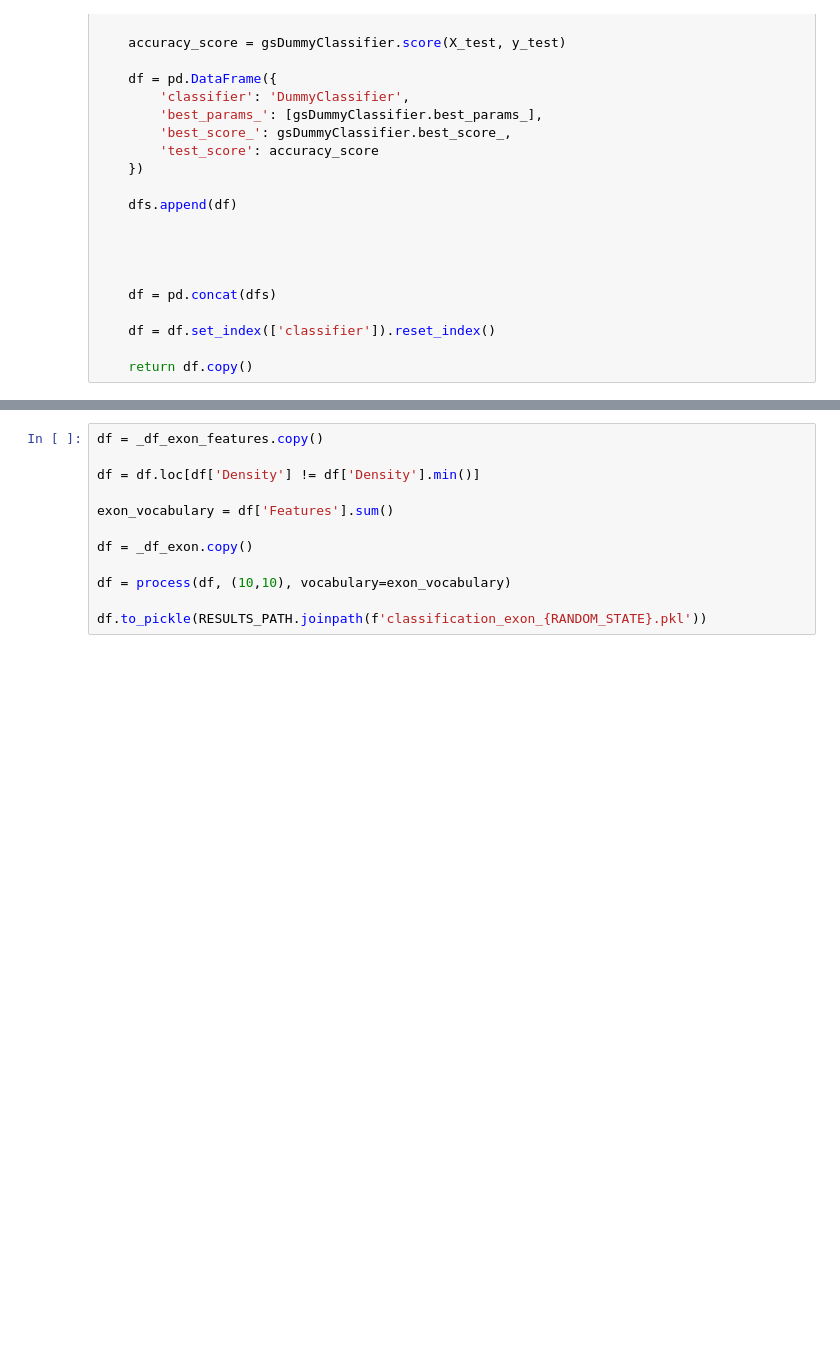
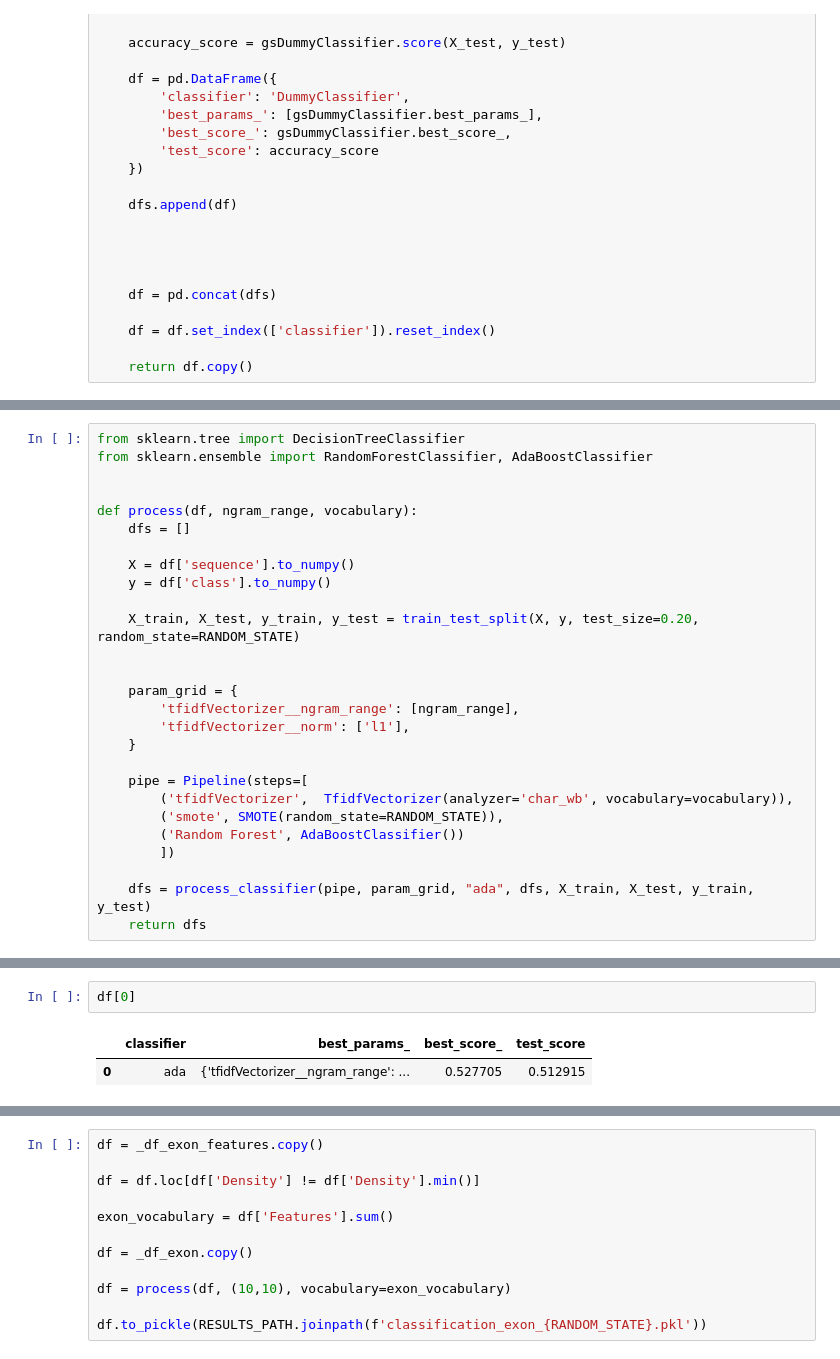
Before and after one commit to gene-to-phenotype-predictions/Baseline_TF-IDF_Analysis, a Jupyter notebook: classification.ipynb, the cells around one changed output, grey strips where cells are left out. Saved outputs shown, nothing was run; the diff lists cells and outputs as text; blank space fills up the shorter version.

```diff
--- a/classification.ipynb
+++ b/classification.ipynb
@@ -373,3 +438,30 @@ def process(df, ngram_range, vocabulary):
+# %%
+from sklearn.tree import DecisionTreeClassifier
+from sklearn.ensemble import RandomForestClassifier, AdaBoostClassifier
+
+
+def process(df, ngram_range, vocabulary):
+    dfs = []
+
+    X = df['sequence'].to_numpy()
+    y = df['class'].to_numpy()
+
+    X_train, X_test, y_train, y_test = train_test_split(X, y, test_size=0.20, random_state=RANDOM_STATE)
+
+
+    param_grid = {
+        'tfidfVectorizer__ngram_range': [ngram_range],
+        'tfidfVectorizer__norm': ['l1'],
+    }
+
+    pipe = Pipeline(steps=[
+        ('tfidfVectorizer',  TfidfVectorizer(analyzer='char_wb', vocabulary=vocabulary)),
+        ('smote', SMOTE(random_state=RANDOM_STATE)),
+        ('Random Forest', AdaBoostClassifier())
+        ])
+
+    dfs = process_classifier(pipe, param_grid, "ada", dfs, X_train, X_test, y_train, y_test)
+    return dfs
 # %%
 df = _df_protein_features.copy()
 
@@ -384,0 +481,5 @@ df.to_pickle(RESULTS_PATH.joinpath(f'classification_protein_{RANDOM_STATE}.pkl')
+# %%
+df[0]
+# %% [output]
+|  | classifier | best_params_ | best_score_ | test_score |
+| 0 | ada | {'tfidfVectorizer__ngram_range': ... | 0.527705 | 0.512915 |
```
Also changed, not shown: parts of 15 cells of this notebook, 3 other files.
